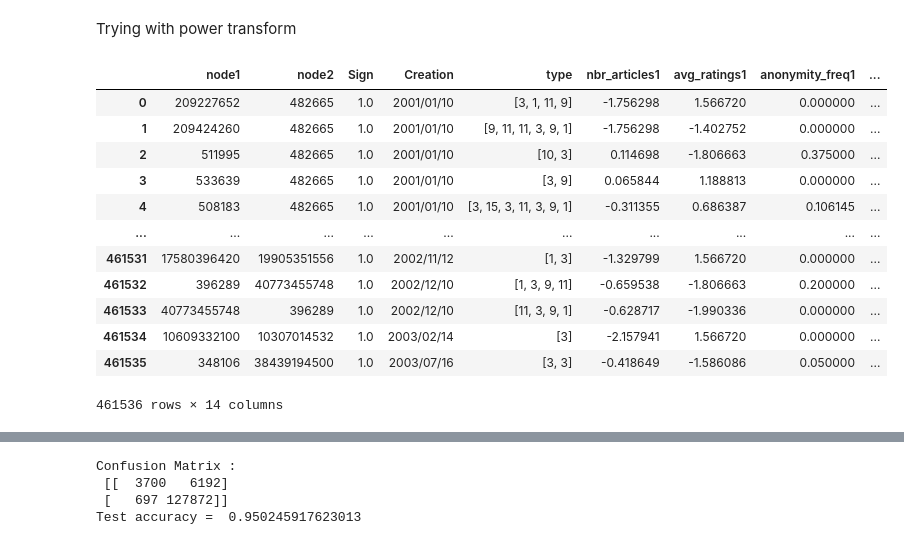
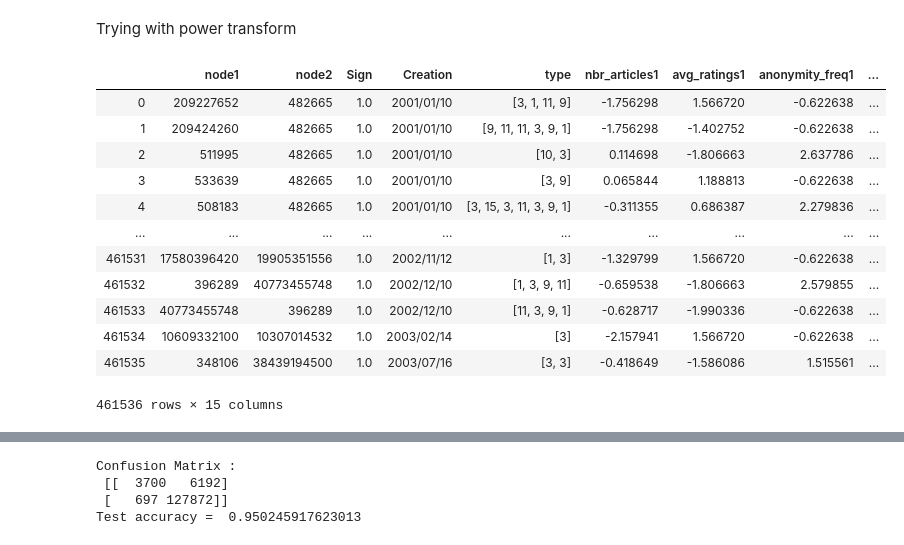
Before and after one commit to epfl-ada/ada-2020-project-milestone-p3-p3_adagio, a Jupyter notebook: preprocessing.ipynb, the cells around one changed output, grey strips where cells are left out. Saved outputs shown, nothing was run; the diff lists cells and outputs as text; code cells hidden in the pictures.

```diff
--- a/preprocessing.ipynb
+++ b/preprocessing.ipynb
@@ -333,7 +328,7 @@ status_dataset.head()
 #    1       never    never
 #    0       never    once+
 status_dataset['anonymity1'] = status_dataset['anonymity_freq1'].apply(lambda x: 0 if x == 0 else 1)
-status_dataset['anonymity2'] = status_dataset['anonymity_freq2'].apply(lambda x: 1 if x == 0 else 3)
+#status_dataset['anonymity2'] = status_dataset['anonymity_freq2'].apply(lambda x: 1 if x == 0 else 3)
 # %%
 from statsmodels.stats import diagnostic
 import statsmodels.formula.api as smf
@@ -353,27 +348,27 @@ status_dataset_norm['Sign'] = (status_dataset['Sign'] + 1)/2
 # %% [markdown]
 Trying with power transform
 # %%
-features = ['nbr_articles1', 'nbr_articles2', 'nbr_reviews1', 'nbr_reviews2', 'avg_ratings1', 'avg_ratings2', 'sensationalism1', 'sensationalism2']
+features = ['nbr_articles1', 'nbr_articles2', 'nbr_reviews1', 'nbr_reviews2', 'avg_ratings1', 'avg_ratings2', 'sensationalism1', 'sensationalism2', 'anonymity_freq1']
 status_dataset_yj = status_dataset.copy()
 yj = PowerTransformer(method='yeo-johnson', standardize = True)
 yj_df = yj.fit_transform(status_dataset[features])
 status_dataset_yj[features] =  pd.DataFrame(yj_df, columns=features)
 status_dataset_yj['Sign'] = (status_dataset['Sign'] + 1)/2
 status_dataset_yj
 # %% [output]
 |  | node1 | node2 | Sign | Creation | type | nbr_articles1 | avg_ratings1 | anonymity_freq1 | ... |
-| 0 | 209227652 | 482665 | 1.0 | 2001/01/10 | [3, 1, 11, 9] | -1.756298 | 1.566720 | 0.000000 | ... |
-| 1 | 209424260 | 482665 | 1.0 | 2001/01/10 | [9, 11, 11, 3, 9, 1] | -1.756298 | -1.402752 | 0.000000 | ... |
-| 2 | 511995 | 482665 | 1.0 | 2001/01/10 | [10, 3] | 0.114698 | -1.806663 | 0.375000 | ... |
-| 3 | 533639 | 482665 | 1.0 | 2001/01/10 | [3, 9] | 0.065844 | 1.188813 | 0.000000 | ... |
-| 4 | 508183 | 482665 | 1.0 | 2001/01/10 | [3, 15, 3, 11, 3, 9, 1] | -0.311355 | 0.686387 | 0.106145 | ... |
+| 0 | 209227652 | 482665 | 1.0 | 2001/01/10 | [3, 1, 11, 9] | -1.756298 | 1.566720 | -0.622638 | ... |
+| 1 | 209424260 | 482665 | 1.0 | 2001/01/10 | [9, 11, 11, 3, 9, 1] | -1.756298 | -1.402752 | -0.622638 | ... |
+| 2 | 511995 | 482665 | 1.0 | 2001/01/10 | [10, 3] | 0.114698 | -1.806663 | 2.637786 | ... |
+| 3 | 533639 | 482665 | 1.0 | 2001/01/10 | [3, 9] | 0.065844 | 1.188813 | -0.622638 | ... |
+| 4 | 508183 | 482665 | 1.0 | 2001/01/10 | [3, 15, 3, 11, 3, 9, 1] | -0.311355 | 0.686387 | 2.279836 | ... |
 | ... | ... | ... | ... | ... | ... | ... | ... | ... | ... |
-| 461531 | 17580396420 | 19905351556 | 1.0 | 2002/11/12 | [1, 3] | -1.329799 | 1.566720 | 0.000000 | ... |
-| 461532 | 396289 | 40773455748 | 1.0 | 2002/12/10 | [1, 3, 9, 11] | -0.659538 | -1.806663 | 0.200000 | ... |
-| 461533 | 40773455748 | 396289 | 1.0 | 2002/12/10 | [11, 3, 9, 1] | -0.628717 | -1.990336 | 0.000000 | ... |
-| 461534 | 10609332100 | 10307014532 | 1.0 | 2003/02/14 | [3] | -2.157941 | 1.566720 | 0.000000 | ... |
-| 461535 | 348106 | 38439194500 | 1.0 | 2003/07/16 | [3, 3] | -0.418649 | -1.586086 | 0.050000 | ... |
+| 461531 | 17580396420 | 19905351556 | 1.0 | 2002/11/12 | [1, 3] | -1.329799 | 1.566720 | -0.622638 | ... |
+| 461532 | 396289 | 40773455748 | 1.0 | 2002/12/10 | [1, 3, 9, 11] | -0.659538 | -1.806663 | 2.579855 | ... |
+| 461533 | 40773455748 | 396289 | 1.0 | 2002/12/10 | [11, 3, 9, 1] | -0.628717 | -1.990336 | -0.622638 | ... |
+| 461534 | 10609332100 | 10307014532 | 1.0 | 2003/02/14 | [3] | -2.157941 | 1.566720 | -0.622638 | ... |
+| 461535 | 348106 | 38439194500 | 1.0 | 2003/07/16 | [3, 3] | -0.418649 | -1.586086 | 1.515561 | ... |
-461536 rows × 14 columns
+461536 rows × 15 columns
 # %%
 scaler = preprocessing.StandardScaler()
 scaled_df = scaler.fit_transform(status_dataset_norm[features])
```
Also changed, not shown: parts of 10 cells of this notebook.
